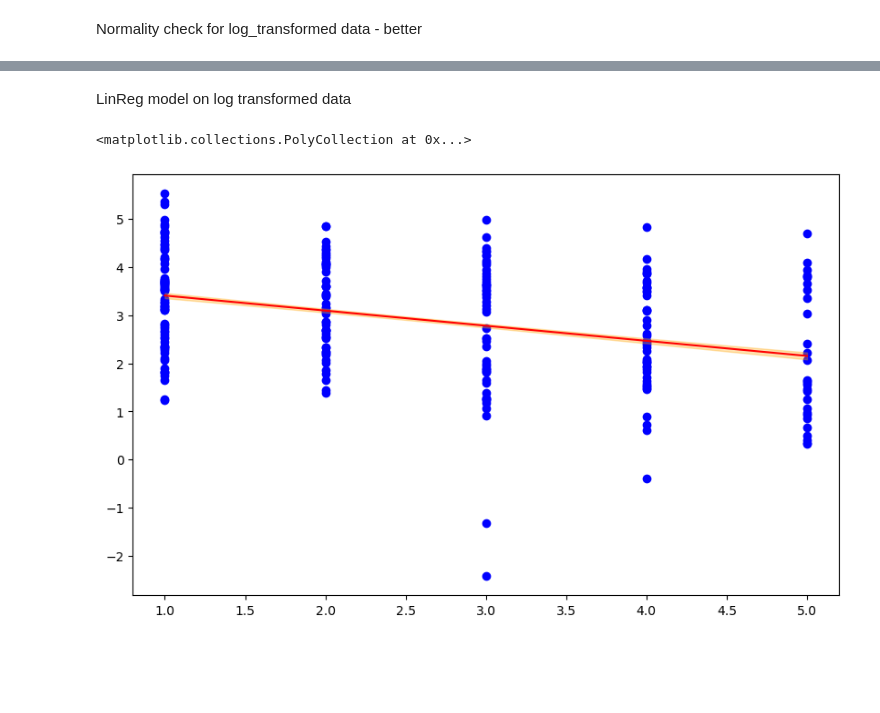
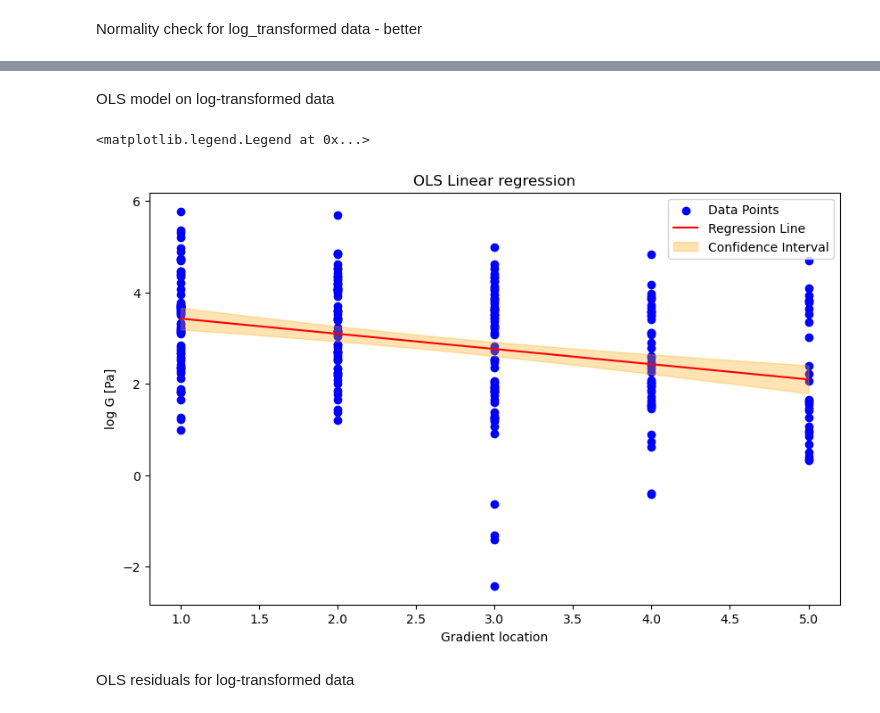
Before and after one commit to LindaSrbova/Statistics_Gelatin_Mechanics, a Jupyter notebook: gradient_test.ipynb, the cells around one changed output, grey strips where cells are left out. Drawn from its saved outputs; the diff is of its cells as text; code cells hidden in the pictures; blank space fills up the shorter version.

```diff
--- a/gradient_test.ipynb
+++ b/gradient_test.ipynb
@@ -22,7 +18,7 @@ from statsmodels.graphics.gofplots import qqplot
 path = 'C:/Users/srboval1/OneDrive - Aalto University/Collab/Ivaska_collab/data/'
 
 # Recursively loading
-gradient_data = pd.read_csv(path + "mm.csv")
+gradient_data = pd.read_csv(path + "mm_1.csv")
 
 gradient_data.columns
 # %% [output]
@@ -70,50 +127,59 @@ Text(0.5, 1.0, 'Log Q-Q plot')
 # %% [markdown]
-LinReg model on log transformed data
+OLS model on log-transformed data
 # %%
-from sklearn.linear_model import LinearRegression
-
 x= gradient_data['location'].values.reshape(-1,1)
 y= np.log(gradient_data['G_abs'])
 
 #Fitting the model to the data
-model = LinearRegression().fit(x,y)
+modelOLS = LinearRegression().fit(x,y)
 
-#Model prediction based on the original data
-predicted_y = model.predict(x)
+#Extracting model parameters
+slopeOLS = modelOLS.coef_
+interceptOLS = modelOLS.intercept_
 
 # Generate predictions for the original data
-predicted_y = model.predict(x)  # Predictions based on the original
+predicted_y = modelOLS.predict(x)  # Predictions based on the original
 
 # List of residuals: deviation of predicted data from original
-residuals = y - predicted_y
+residuals_OLS_log = y - predicted_y
 
 # RSS: sum of squared residuals
-rss = np.sum(residuals ** 2)
-# Degrees of freedom: sample size - number of parameters we’re trying to estimate.
+rss = np.sum(residuals_OLS_log ** 2)
+# Degrees of freedom: sample size - number of parameters to estimate (intercept & slope)
 dof = len(y) - 2
-# Residual standard error
-RSE = np.sqrt(rss / dof)  # Corrected calculation
+# Residual standard error - quality of model to predict the data; avg distance that the observed values fall from the line
+RSE = np.sqrt(rss / dof)
 
 # LinReg model generates predictions for the new x values
 def f(x):
-    return model.coef_[0] * x + model.intercept_
+    return modelOLS.coef_[0] * x + modelOLS.intercept_
 
-x_pred = np.linspace(x.min(), x.max(), 100)    # Model x-space
-y_pred = f(x_pred)              # Prediction of y based on the model
+x_predictedOLS= np.linspace(x.min(), x.max(), 100)    # Model x-space
+y_predictedOLS = f(x_predictedOLS)              # Prediction of y based on the model
 
 # Standard error of the regression line
-se = RSE * np.sqrt(1/len(y) + (x_pred.flatten() - np.mean(x.flatten()))**2 / np.sum((x.flatten() - np.mean(x.flatten()))**2))
+se = RSE * np.sqrt(1/len(y) + (x_predictedOLS.flatten() - np.mean(x.flatten()))**2 / np.sum((x.flatten() - np.mean(x.flatten()))**2))
 
 # Calculate the confidence intervals
-t_value = 1.90  # For a 95% confidence interval
-ci_lower = y_pred - t_value * se
-ci_upper = y_pred + t_value * se
+#critical t-value (no z-score here) bcs slope has t-distribution (quality of fit; e.g. 95% of the CIs would contain the best fit)
+alpha = 0.05  # significance level alpha - For a 95% CI
+# Calculate the critical t-value
+t_critical_OLS = scipy.stats.t.ppf(1 - alpha / 2, dof).round(1)
+
+ci_lower = y_predictedOLS - t_critical_OLS * se
+ci_upper = y_predictedOLS + t_critical_OLS * se
 
 # Plot the results
 plt.figure(figsize=(10, 6))
 plt.scatter(x, y, color='blue', label='Data Points')
-plt.plot(x_pred, y_pred, color='red', label='Regression Line')
-plt.fill_between(x_pred.flatten(), ci_lower, ci_upper, color='orange', alpha=0.3, label='Confidence Interval')
+plt.plot(x_predictedOLS, y_predictedOLS, color='red', label='Regression Line')
+plt.fill_between(x_predictedOLS.flatten(), ci_lower, ci_upper, color='orange', alpha=0.3, label='Confidence Interval')
+plt.xlabel("Gradient location")
+plt.ylabel("log G [Pa]")
+plt.title("OLS Linear regression")
+plt.legend()
 # %% [output]
-<matplotlib.collections.PolyCollection at 0x...>
+<matplotlib.legend.Legend at 0x...>
-[figure, old version]
+[figure, new version]
+# %% [markdown]
+OLS residuals for log-transformed data
```
Also changed, not shown: parts of 18 cells of this notebook.
